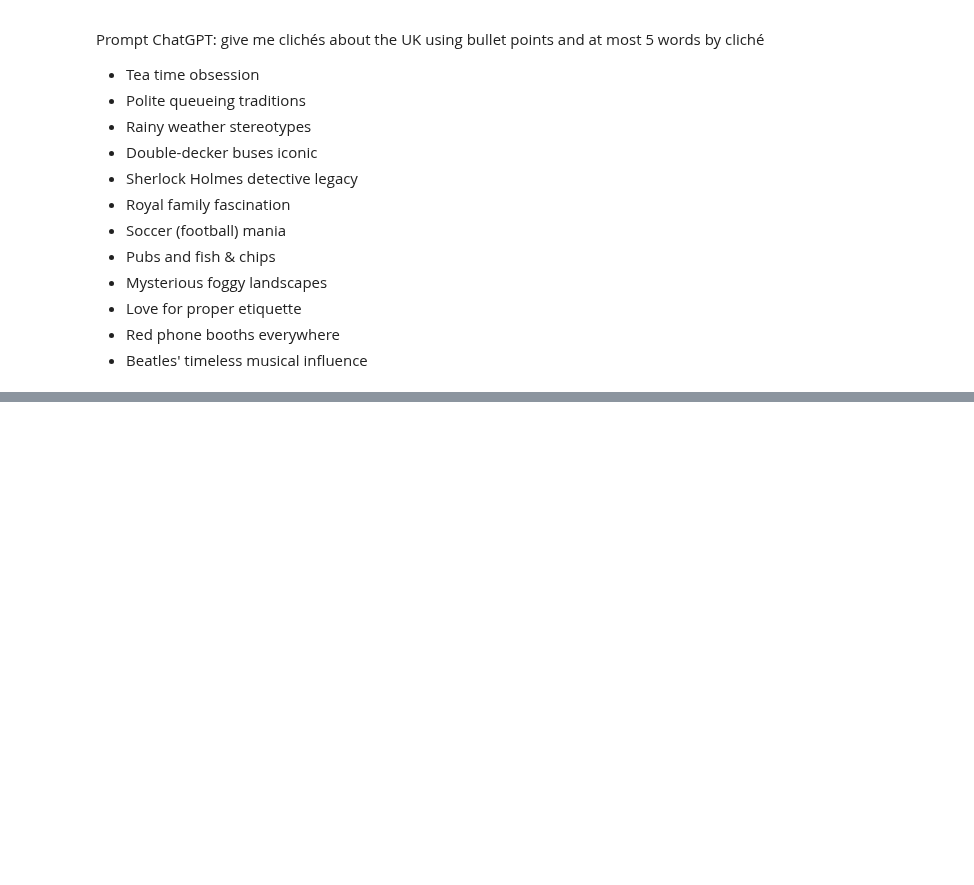
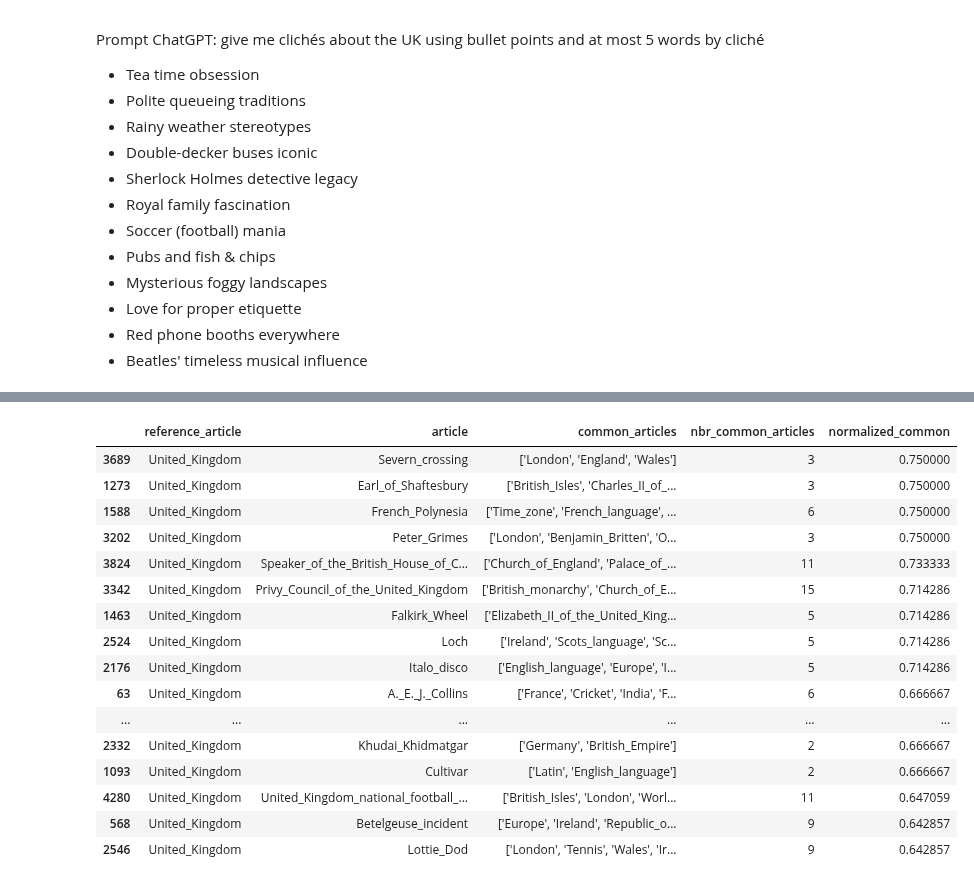
Before and after one commit to epfl-ada/ada-2023-project-abracadabra2023, a Jupyter notebook: nb.ipynb, the cells around one changed output, grey strips where cells are left out. Drawn from its saved outputs; the diff is of its cells as text; code cells hidden in the pictures; blank space fills up the shorter version.

Commit message:
tried normalizing link appearance

```diff
--- a/nb.ipynb
+++ b/nb.ipynb
@@ -870,0 +908,6 @@ Prompt ChatGPT: give me clichés about the UK using bullet points and at most 5
+# %%
+# find number of links by article
+df_nbr_links_by_articles = pd.pivot_table(
+    links, values=["linkTarget"], index=["linkSource"], aggfunc="count"
+).sort_values("linkTarget")
+display(df_nbr_links_by_articles)
@@ -870,0 +929,6 @@ Prompt ChatGPT: give me clichés about the UK using bullet points and at most 5
+# %%
+# only keep articles with at least one in common
+no_zero_common_articles = common_links_reference[
+    ~np.where(common_links_reference["nbr_common_articles"] == 0, True, False)
+].sort_values("nbr_common_articles")
+display(no_zero_common_articles)
@@ -870,0 +949,39 @@ Prompt ChatGPT: give me clichés about the UK using bullet points and at most 5
+# %%
+no_zero_common_articles_normalized_links = no_zero_common_articles.copy(deep=True)
+
+
+def normalize_links(article, size_common_links, size_total_links):
+    # normalize number of links in common by number of links in article
+    total_links_article = size_total_links.loc[article].values[0]
+    return size_common_links / total_links_article
+
+
+# normalize number of links in common by number of links on article considered
+no_zero_common_articles_normalized_links["normalized_common"] = no_zero_common_articles[
+    ["article", "nbr_common_articles"]
+].apply(
+    lambda row: normalize_links(
+        row["article"], row["nbr_common_articles"], df_nbr_links_by_articles
+    ),
+    axis=1,
+)
+
+display(no_zero_common_articles_normalized_links.sort_values("normalized_common", ascending=False))
+# %% [output]
+|  | reference_article | article | common_articles | nbr_common_articles | normalized_common |
+| 3689 | United_Kingdom | Severn_crossing | ['London', 'England', 'Wales'] | 3 | 0.750000 |
+| 1273 | United_Kingdom | Earl_of_Shaftesbury | ['British_Isles', 'Charles_II_of_... | 3 | 0.750000 |
+| 1588 | United_Kingdom | French_Polynesia | ['Time_zone', 'French_language', ... | 6 | 0.750000 |
+| 3202 | United_Kingdom | Peter_Grimes | ['London', 'Benjamin_Britten', 'O... | 3 | 0.750000 |
+| 3824 | United_Kingdom | Speaker_of_the_British_House_of_C... | ['Church_of_England', 'Palace_of_... | 11 | 0.733333 |
+| 3342 | United_Kingdom | Privy_Council_of_the_United_Kingdom | ['British_monarchy', 'Church_of_E... | 15 | 0.714286 |
+| 1463 | United_Kingdom | Falkirk_Wheel | ['Elizabeth_II_of_the_United_King... | 5 | 0.714286 |
+| 2524 | United_Kingdom | Loch | ['Ireland', 'Scots_language', 'Sc... | 5 | 0.714286 |
+| 2176 | United_Kingdom | Italo_disco | ['English_language', 'Europe', 'I... | 5 | 0.714286 |
+| 63 | United_Kingdom | A._E._J._Collins | ['France', 'Cricket', 'India', 'F... | 6 | 0.666667 |
+| ... | ... | ... | ... | ... | ... |
+| 2332 | United_Kingdom | Khudai_Khidmatgar | ['Germany', 'British_Empire'] | 2 | 0.666667 |
+| 1093 | United_Kingdom | Cultivar | ['Latin', 'English_language'] | 2 | 0.666667 |
+| 4280 | United_Kingdom | United_Kingdom_national_football_... | ['British_Isles', 'London', 'Worl... | 11 | 0.647059 |
+| 568 | United_Kingdom | Betelgeuse_incident | ['Europe', 'Ireland', 'Republic_o... | 9 | 0.642857 |
+| 2546 | United_Kingdom | Lottie_Dod | ['London', 'Tennis', 'Wales', 'Ir... | 9 | 0.642857 |
```
Also changed, not shown: parts of 21 cells of this notebook.
